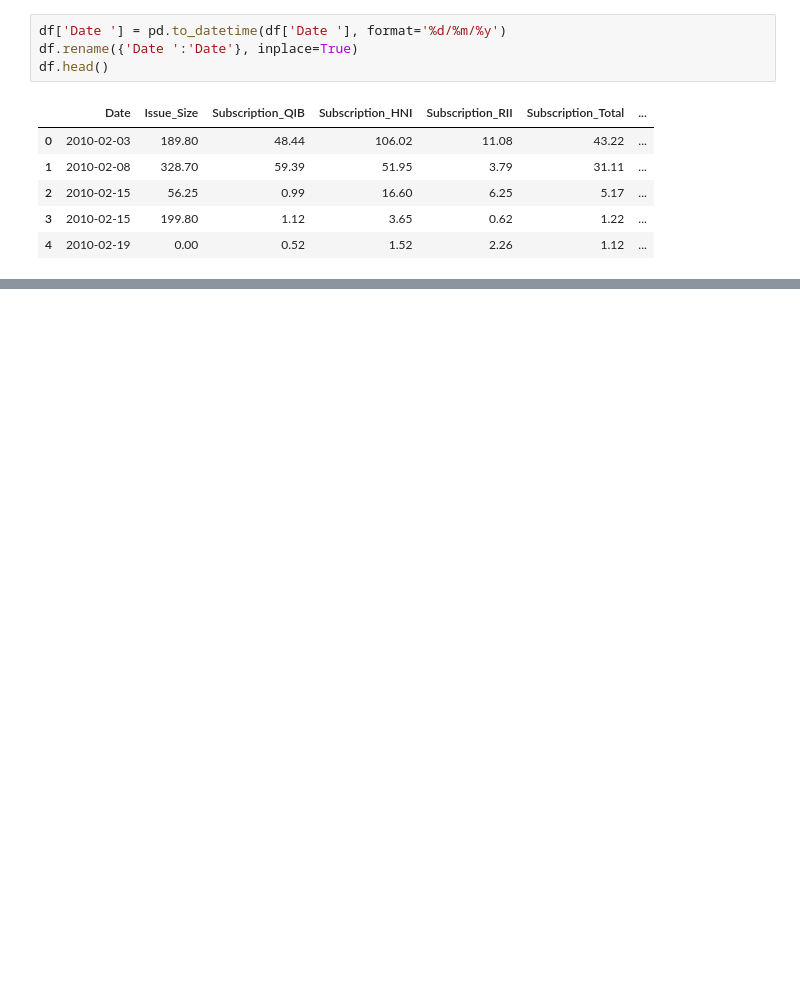
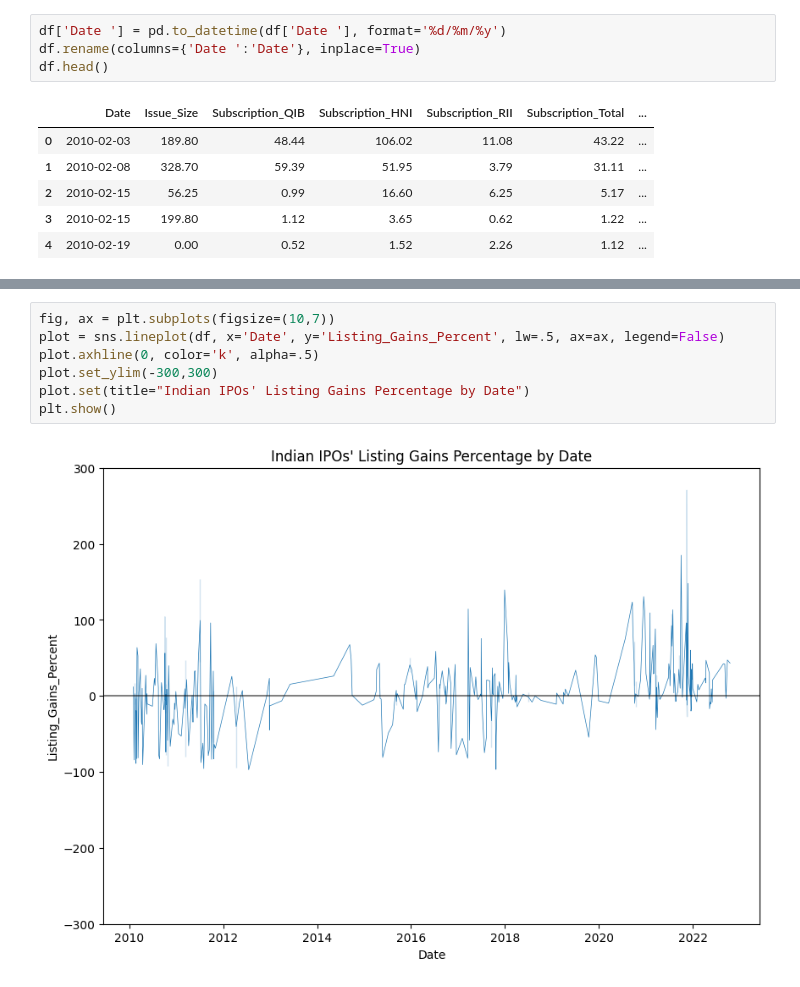
Before and after one commit to moscmh/indian_ipo_market, a Jupyter notebook: ipo.ipynb, the cells around one changed output, grey strips where cells are left out. Saved outputs shown, nothing was run; the diff lists cells and outputs as text; blank space fills up the shorter version.

```diff
--- a/ipo.ipynb
+++ b/ipo.ipynb
@@ -87,7 +105,7 @@ df['gain'] = df['Listing_Gains_Percent'].apply(lambda x: 0 if x <= 0 else 1)
 ## `Date`<a id='date'></a>
 # %%
 df['Date '] = pd.to_datetime(df['Date '], format='%d/%m/%y')
-df.rename({'Date ':'Date'}, inplace=True)
+df.rename(columns={'Date ':'Date'}, inplace=True)
 df.head()
 # %% [output]
 |  | Date | Issue_Size | Subscription_QIB | Subscription_HNI | Subscription_RII | Subscription_Total | ... |
@@ -98,0 +124,9 @@ df.head()
+# %%
+fig, ax = plt.subplots(figsize=(10,7))
+plot = sns.lineplot(df, x='Date', y='Listing_Gains_Percent', lw=.5, ax=ax, legend=False)
+plot.axhline(0, color='k', alpha=.5)
+plot.set_ylim(-300,300)
+plot.set(title="Indian IPOs' Listing Gains Percentage by Date")
+plt.show()
+# %% [output]
+[figure, added]
```
Also changed, not shown: parts of 21 cells of this notebook.
